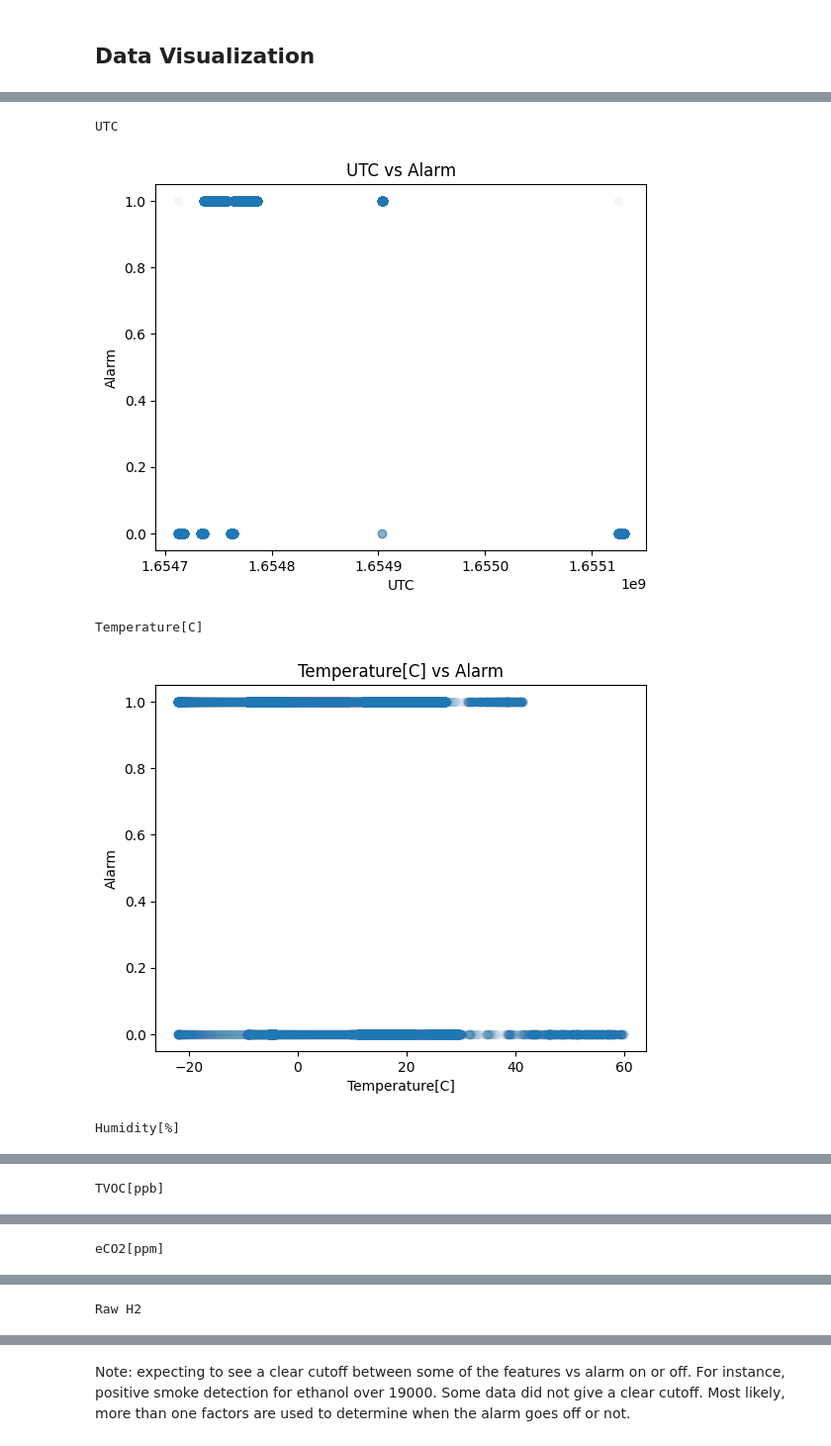
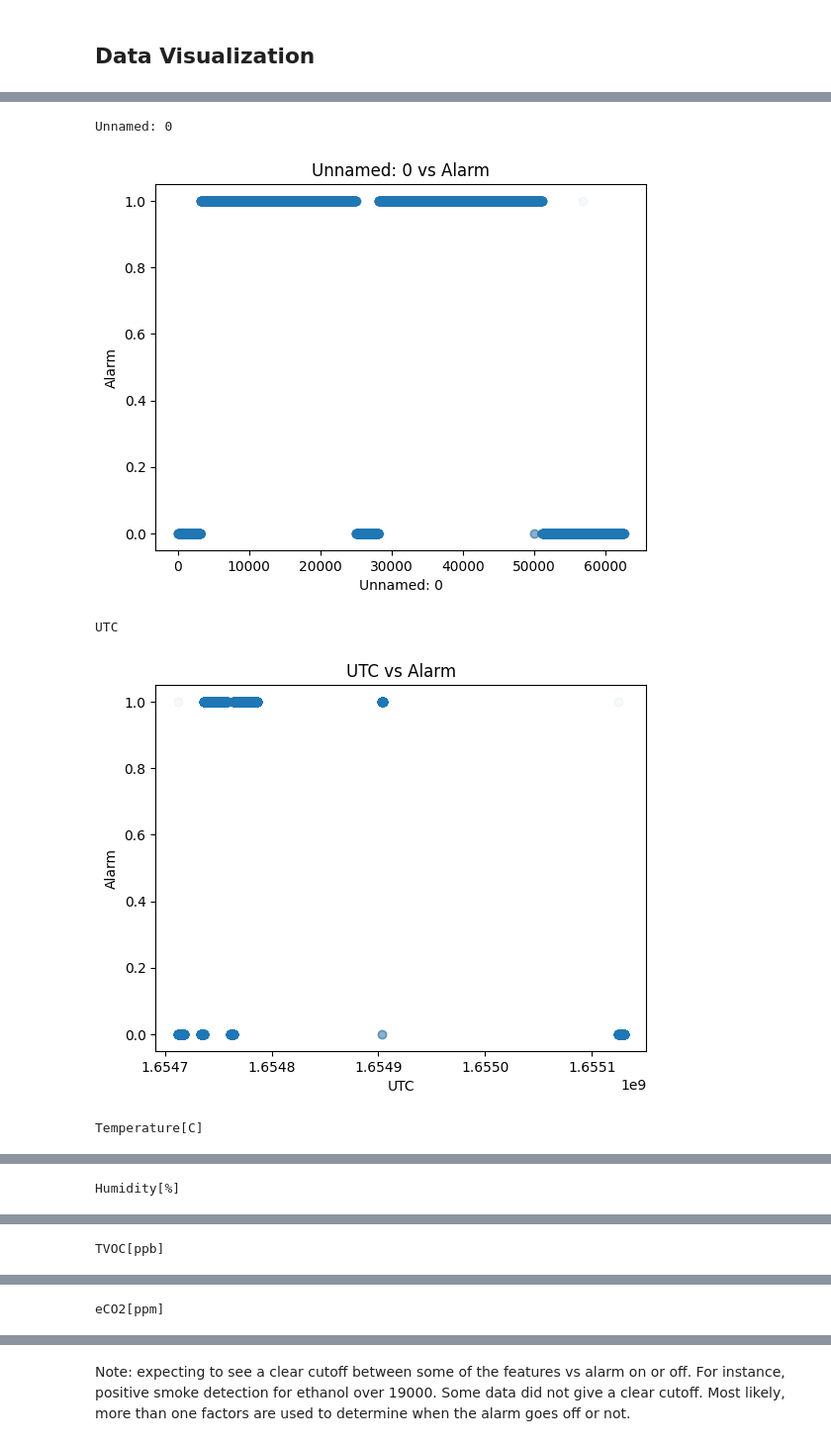
Before and after one commit to katie-q-ch/smoke-detector-project, a Jupyter notebook: SmokeDectector.ipynb, the cells around one changed output, grey strips where cells are left out. Shown at 99% size. Cells and saved outputs as stored; diff of their text form; code cells hidden in the pictures.

```diff
--- a/SmokeDectector.ipynb
+++ b/SmokeDectector.ipynb
@@ -76,0 +99,8 @@ df = df_all.drop(['Unnamed: 0'], axis=1)
+# %%
+#convert datetime to epoch/unix time
+df_smoke_detection['time_diff'] = 1
+df_smoke_detection['time'] =df_smoke_detection.time_diff.cumsum()
+# Delete columns with no significance
+df_smoke_detection.pop('time_diff')
+df_smoke_detection.pop('CNT')
+df_smoke_detection.head()
@@ -117,0 +134,10 @@ df.describe().transpose()
+# %%
+#convert all int variables to float
+df_smoke_detection['TVOC[ppb]']=df_smoke_detection['TVOC[ppb]'].astype('float64')
+df_smoke_detection['eCO2[ppm]']=df_smoke_detection['eCO2[ppm]'].astype('float64')
+df_smoke_detection['Raw H2']=df_smoke_detection['Raw H2'].astype('float64')
+df_smoke_detection['Raw Ethanol']=df_smoke_detection['Raw Ethanol'].astype('float64')
+df_smoke_detection['Fire Alarm']=df_smoke_detection['Fire Alarm'].astype('float64')
+df_smoke_detection['time']=df_smoke_detection['time'].astype('float64')
+
+df_smoke_detection.dtypes
@@ -268,11 +342,11 @@ for ax in scatter_matrix.ravel():
 # %%
 # Let y be the Fire Alarm outcome (1:yes, 0:no)
 # Let x be the features
-y = df['Fire Alarm']
-x = df.drop(['Fire Alarm'], axis =1)
+y = df_smoke_detection['Fire Alarm']
+x = df_smoke_detection.drop(['Fire Alarm'], axis =1)
 # %%
 column_list = []
-for i in df.columns:
+for i in df_smoke_detection.columns:
     column_list.append(i)
 features = column_list[:-1]
 features
@@ -294,14 +369,14 @@ features
 # %%
 for feature in features:
     print(feature)
-    plt.scatter(df[feature], y, alpha=0.02)
+    plt.scatter(df_smoke_detection[feature], y, alpha=0.02)
     plt.title(feature + " vs Alarm")
     plt.xlabel(feature)
     plt.ylabel("Alarm")
     plt.show()
 # %% [output]
-UTC
+Unnamed: 0
-[figure, old version]
+[figure, new version]
-Temperature[C]
+UTC
-[figure, old version]
+[figure, new version]
-Humidity[%]
+Temperature[C]
@@ -309 +384 @@ Humidity[%]
-TVOC[ppb]
+Humidity[%]
@@ -311 +386 @@ TVOC[ppb]
-eCO2[ppm]
+TVOC[ppb]
@@ -313 +388 @@ eCO2[ppm]
-Raw H2
+eCO2[ppm]
```
Also changed, not shown: parts of 92 cells of this notebook, 7 other files.
